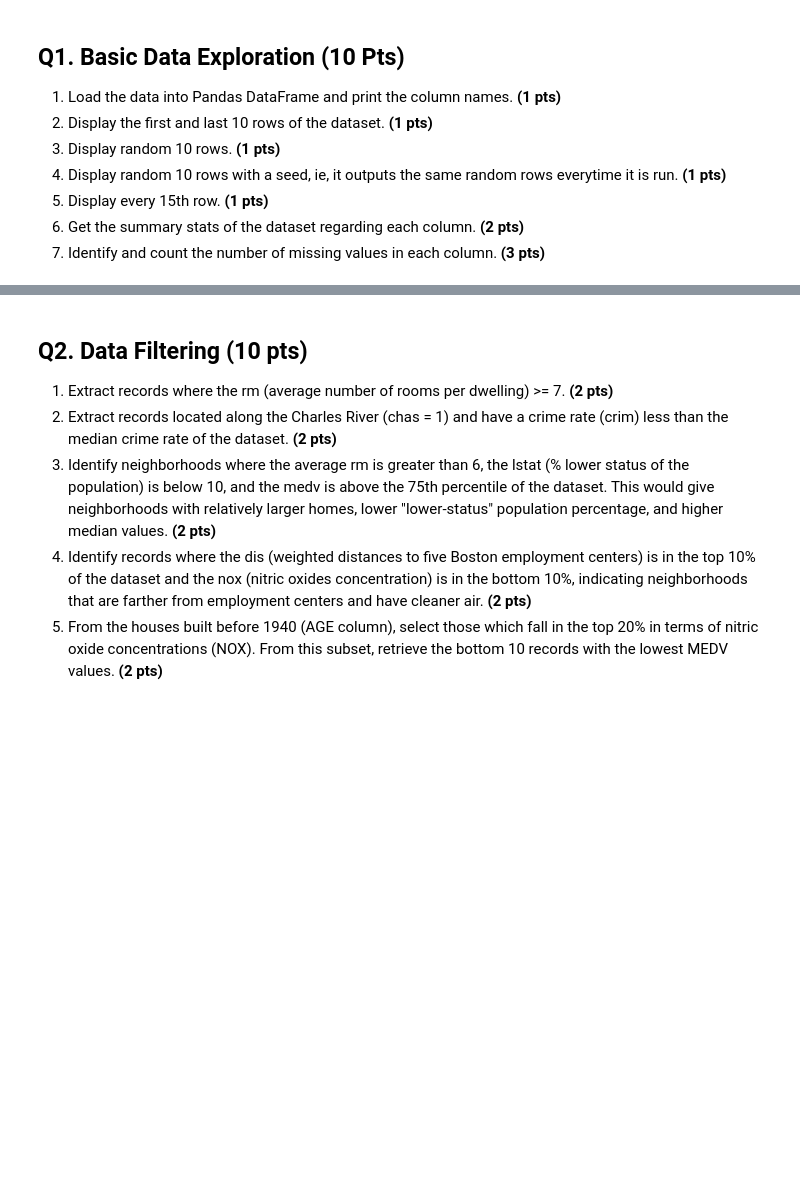
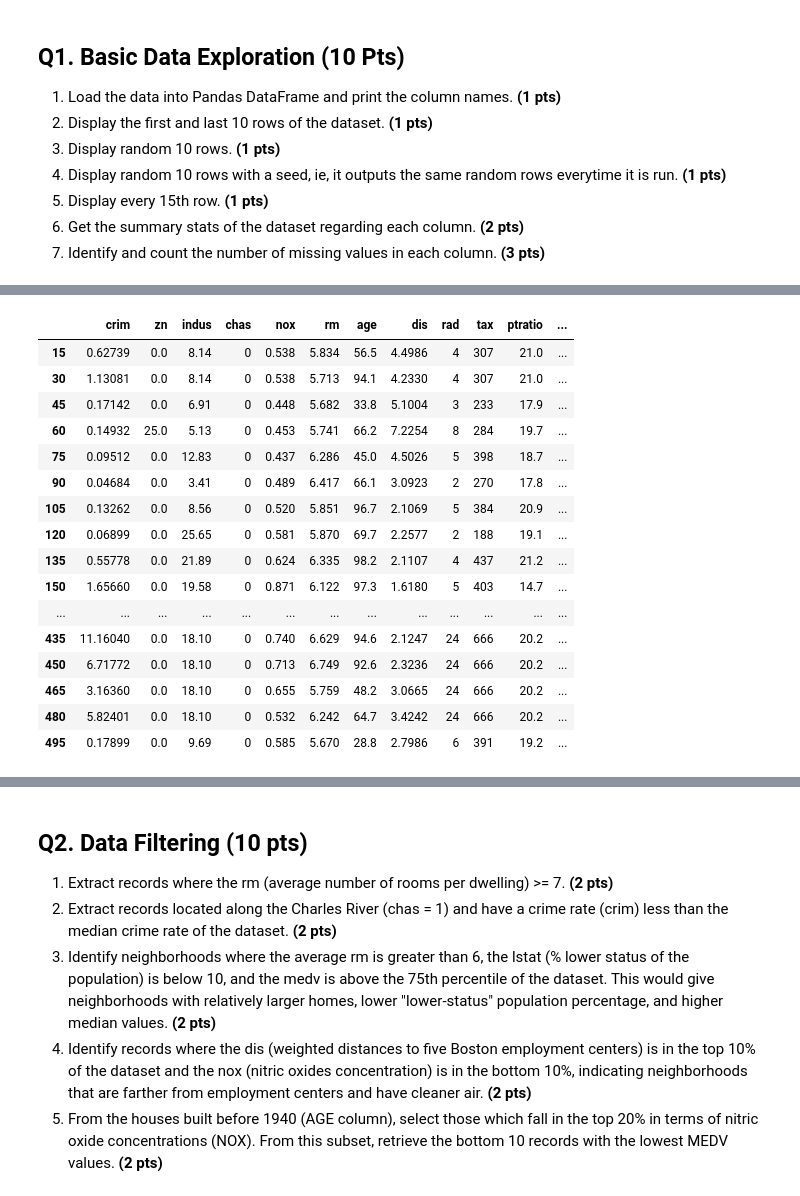
Before and after one commit to alperendemirciai/AIN214, a Jupyter notebook: Assignment1_2023.ipynb, the cells around one changed output, grey strips where cells are left out. Saved outputs shown, nothing was run; the diff lists cells and outputs as text; code cells hidden in the pictures; blank space fills up the shorter version.

```diff
--- a/Assignment1_2023.ipynb
+++ b/Assignment1_2023.ipynb
@@ -35,5 +34,6 @@ pd.set_option('display.max_columns', None)
 7. Identify and count the number of missing values in each column. **(3 pts)**
 # %%
 # Load the data into Pandas DataFrame and print the column names
+df_read = pd.read_csv("Data/BostonHousing.csv")
 # %%
 # Display the first and last 10 rows of the dataset.
@@ -46,2 +101,27 @@ pd.set_option('display.max_columns', None)
+# %%
+# Display every 15th row
+keys=[i*15 for i in range(1,int(len(df_read)/15)+1)]
+df_read.iloc[keys]
+
+# Alternative Solution
+# df_read.loc[df_read.index%15==0]
+# %% [output]
+|  | crim | zn | indus | chas | nox | rm | age | dis | rad | tax | ptratio | ... |
+| 15 | 0.62739 | 0.0 | 8.14 | 0 | 0.538 | 5.834 | 56.5 | 4.4986 | 4 | 307 | 21.0 | ... |
+| 30 | 1.13081 | 0.0 | 8.14 | 0 | 0.538 | 5.713 | 94.1 | 4.2330 | 4 | 307 | 21.0 | ... |
+| 45 | 0.17142 | 0.0 | 6.91 | 0 | 0.448 | 5.682 | 33.8 | 5.1004 | 3 | 233 | 17.9 | ... |
+| 60 | 0.14932 | 25.0 | 5.13 | 0 | 0.453 | 5.741 | 66.2 | 7.2254 | 8 | 284 | 19.7 | ... |
+| 75 | 0.09512 | 0.0 | 12.83 | 0 | 0.437 | 6.286 | 45.0 | 4.5026 | 5 | 398 | 18.7 | ... |
+| 90 | 0.04684 | 0.0 | 3.41 | 0 | 0.489 | 6.417 | 66.1 | 3.0923 | 2 | 270 | 17.8 | ... |
+| 105 | 0.13262 | 0.0 | 8.56 | 0 | 0.520 | 5.851 | 96.7 | 2.1069 | 5 | 384 | 20.9 | ... |
+| 120 | 0.06899 | 0.0 | 25.65 | 0 | 0.581 | 5.870 | 69.7 | 2.2577 | 2 | 188 | 19.1 | ... |
+| 135 | 0.55778 | 0.0 | 21.89 | 0 | 0.624 | 6.335 | 98.2 | 2.1107 | 4 | 437 | 21.2 | ... |
+| 150 | 1.65660 | 0.0 | 19.58 | 0 | 0.871 | 6.122 | 97.3 | 1.6180 | 5 | 403 | 14.7 | ... |
+| ... | ... | ... | ... | ... | ... | ... | ... | ... | ... | ... | ... | ... |
+| 435 | 11.16040 | 0.0 | 18.10 | 0 | 0.740 | 6.629 | 94.6 | 2.1247 | 24 | 666 | 20.2 | ... |
+| 450 | 6.71772 | 0.0 | 18.10 | 0 | 0.713 | 6.749 | 92.6 | 2.3236 | 24 | 666 | 20.2 | ... |
+| 465 | 3.16360 | 0.0 | 18.10 | 0 | 0.655 | 5.759 | 48.2 | 3.0665 | 24 | 666 | 20.2 | ... |
+| 480 | 5.82401 | 0.0 | 18.10 | 0 | 0.532 | 6.242 | 64.7 | 3.4242 | 24 | 666 | 20.2 | ... |
+| 495 | 0.17899 | 0.0 | 9.69 | 0 | 0.585 | 5.670 | 28.8 | 2.7986 | 6 | 391 | 19.2 | ... |
 # %%
 # Get the summary stats of the dataset regarding each column
```
Also changed, not shown: parts of 37 cells of this notebook.
